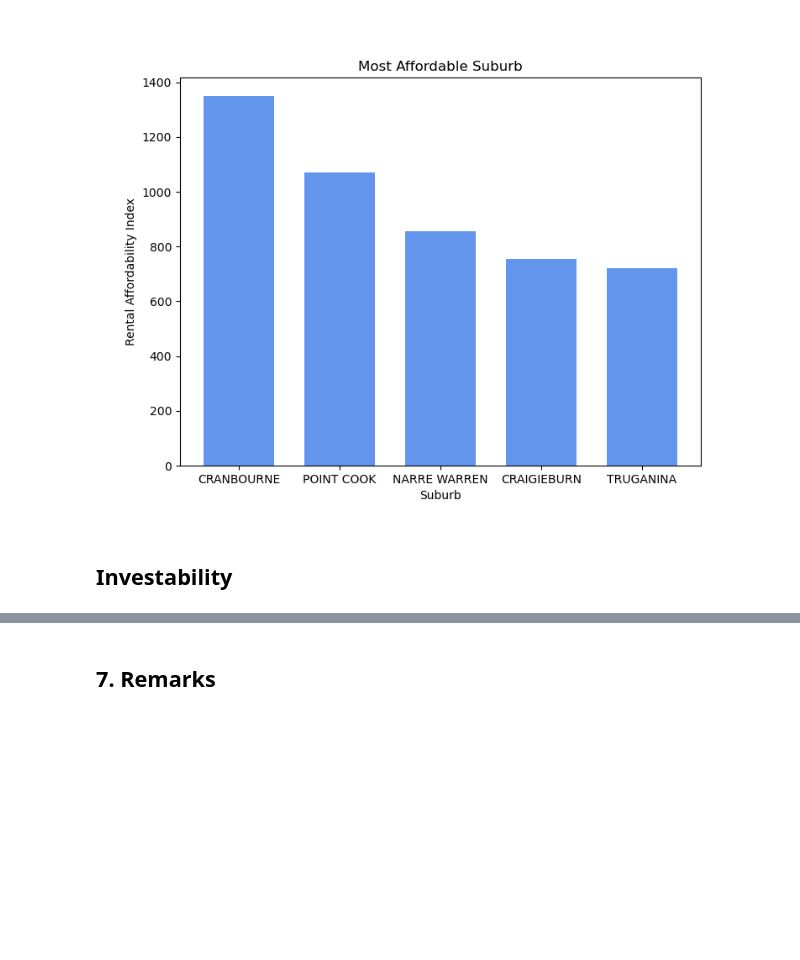
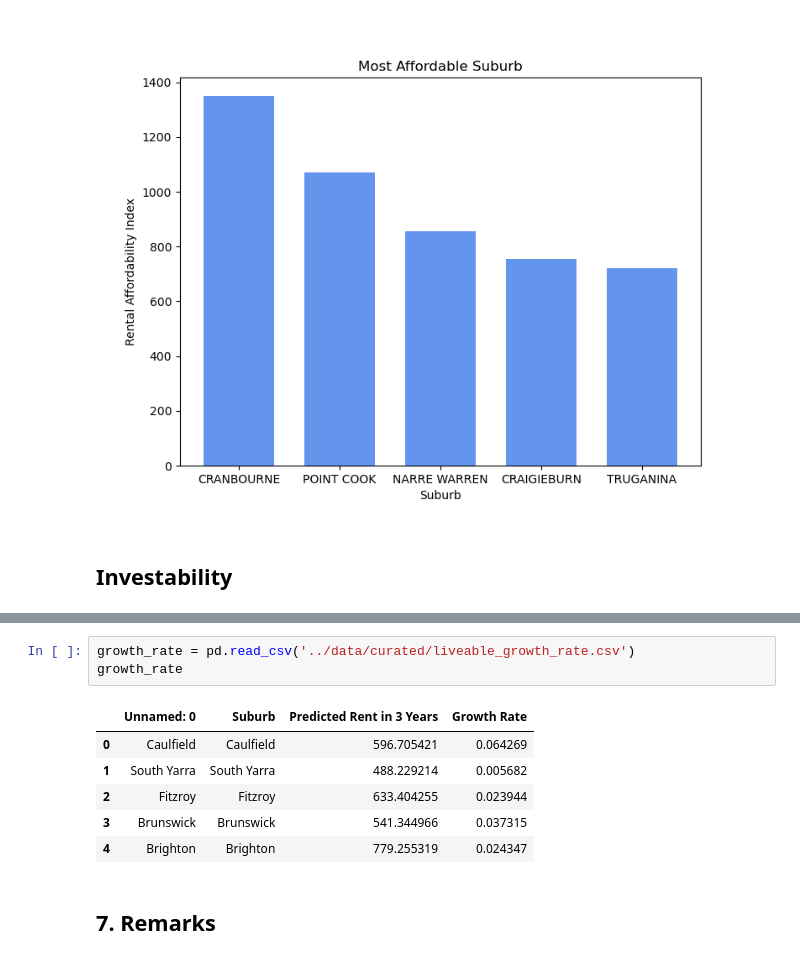
Before and after one commit to vanessagraciia/Real-Estate-Industry-Project, a Jupyter notebook: notebooks/summary_notebook.ipynb, the cells around one changed output, grey strips where cells are left out. Drawn from its saved outputs; the diff is of its cells as text; blank space fills up the shorter version.

```diff
--- a/notebooks/summary_notebook.ipynb
+++ b/notebooks/summary_notebook.ipynb
@@ -286,3 +327,13 @@ Image(filename=file_path)
+# %%
+growth_rate = pd.read_csv('../data/curated/liveable_growth_rate.csv')
+growth_rate
+# %% [output]
+|  | Unnamed: 0 | Suburb | Predicted Rent in 3 Years | Growth Rate |
+| 0 | Caulfield | Caulfield | 596.705421 | 0.064269 |
+| 1 | South Yarra | South Yarra | 488.229214 | 0.005682 |
+| 2 | Fitzroy | Fitzroy | 633.404255 | 0.023944 |
+| 3 | Brunswick | Brunswick | 541.344966 | 0.037315 |
+| 4 | Brighton | Brighton | 779.255319 | 0.024347 |
 # %% [markdown]
 ## **7. Remarks**
 # %% [markdown]
```
Also changed, not shown: parts of 19 cells of this notebook, 3 other files.
